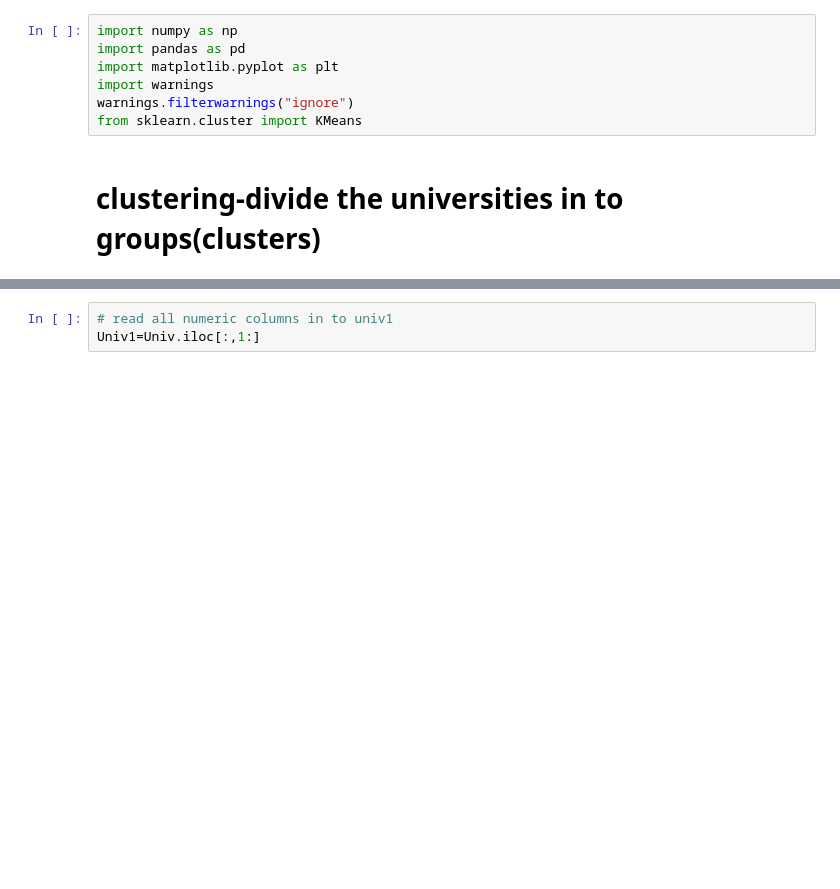
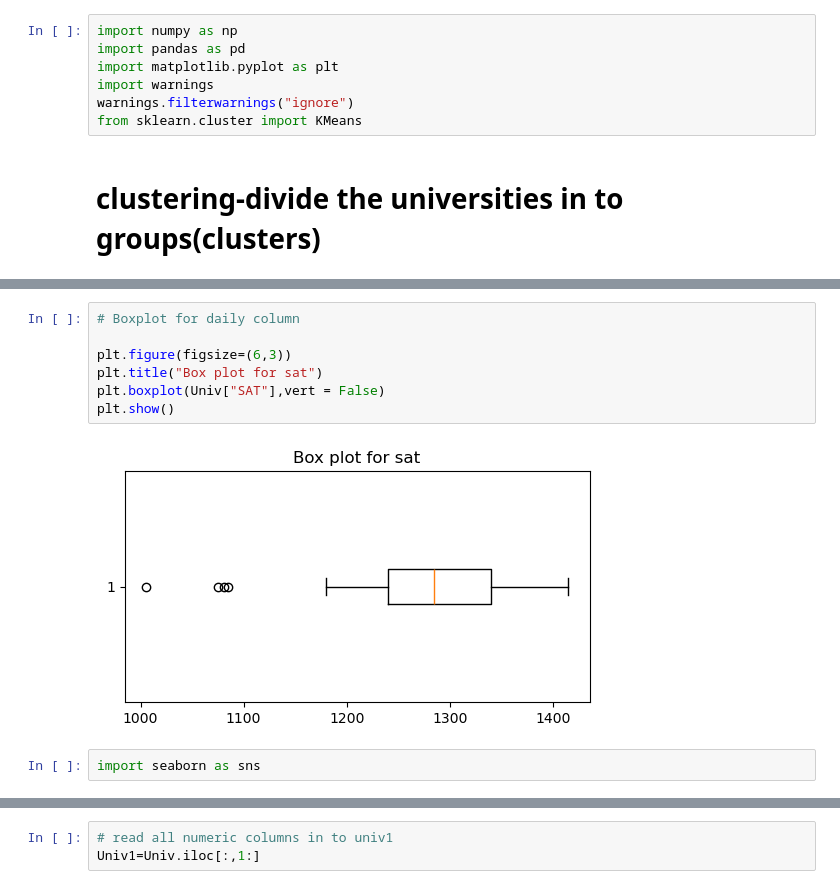
Before and after one commit to cheanreddyruchithareddy/aiml-tasks, a Jupyter notebook: k clustering.ipynb, the cells around one changed output, grey strips where cells are left out. Drawn from its saved outputs; the diff is of its cells as text; blank space fills up the shorter version.

```diff
--- a/k clustering.ipynb
+++ b/k clustering.ipynb
@@ -28,3 +28,14 @@ univ
 | 22 | UVA | 1225 | 77 | 44 | 14 | 13349 | 92 |
 | 23 | UWisconsin | 1085 | 40 | 69 | 15 | 11857 | 71 |
 | 24 | Yale | 1375 | 95 | 19 | 11 | 43514 | 96 |
+# %%
+# Boxplot for daily column
+
+plt.figure(figsize=(6,3))
+plt.title("Box plot for sat")
+plt.boxplot(Univ["SAT"],vert = False)
+plt.show()
+# %% [output]
+[figure, added]
+# %%
+import seaborn as sns
```
Also changed, not shown: parts of 17 cells of this notebook.
